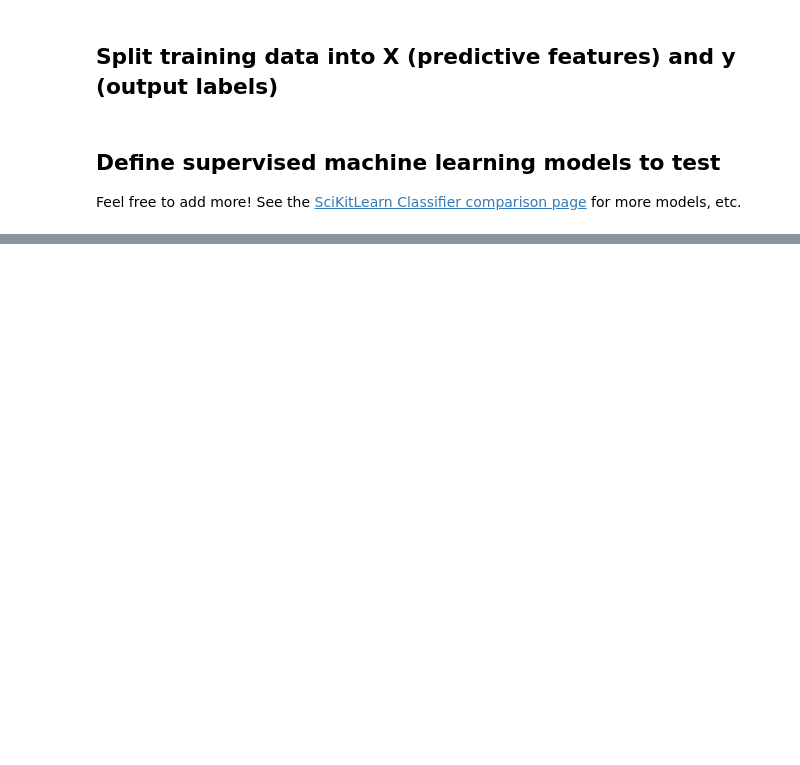
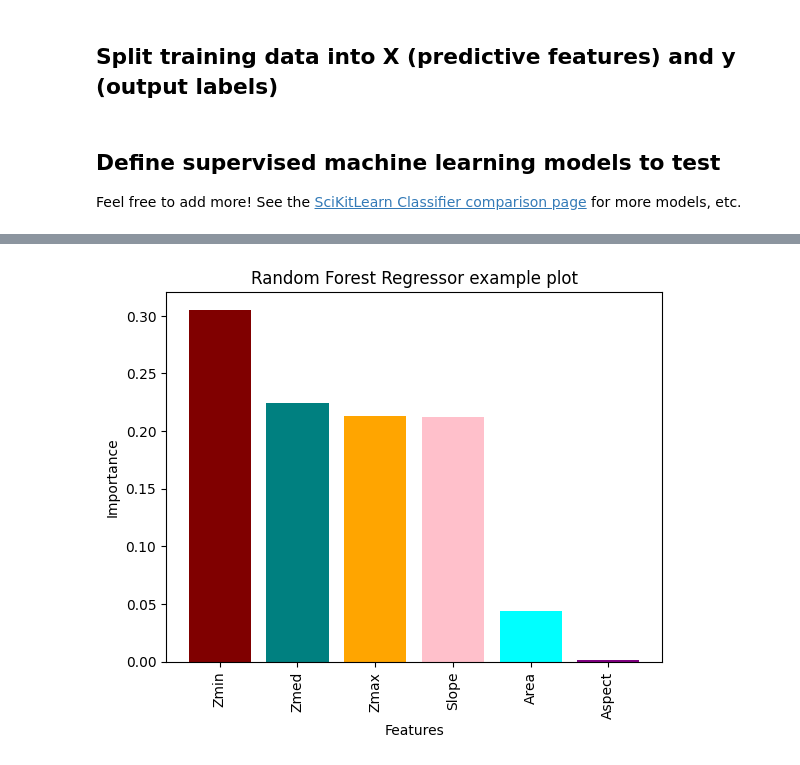
Before and after one commit to RaineyAbe/snow-cover-mapping-application, a Jupyter notebook: model_snowline_elevations.ipynb, the cells around one changed output, grey strips where cells are left out. Drawn from its saved outputs; the diff is of its cells as text; code cells hidden in the pictures; blank space fills up the shorter version.

```diff
--- a/model_snowline_elevations.ipynb
+++ b/model_snowline_elevations.ipynb
@@ -24,11 +37,11 @@ Drive already mounted at /content/drive; to attempt to forcibly remount, call dr
 # %%
-# Load data
+# Load training data
 
-# ALEXANDRA'S PATH TO DATA
-# path_to_folder = ('drive/MyDrive/snow_cover_mapping_application/snow-cover-mapping-application/')
+#ALEXANDRA'S PATH TO DATA
+path_to_folder = ('drive/MyDrive/snow_cover_mapping_application/snow-cover-mapping-application/')
 
 # RAINEY'S PATH TO DATA
-path_to_folder = 'drive/MyDrive/Research/PhD/snow_cover_mapping/snow_cover_mapping_application/snow-cover-mapping-application/'
+#path_to_folder = 'drive/MyDrive/Research/PhD/snow_cover_mapping/snow_cover_mapping_application/snow-cover-mapping-application/'
 
 fn = 'training_data.csv' # file name
 df = pd.read_csv(path_to_folder + fn)
@@ -153,0 +264,34 @@ Ridge Regression
+# %%
+import pandas as pd
+from sklearn.ensemble import RandomForestRegressor
+import matplotlib.pyplot as plt
+
+fn = 'training_data.csv'  # file name
+df = pd.read_csv(path_to_folder + fn)
+df.drop('Unnamed: 0', axis=1, inplace=True)
+
+training_columns = ['Area', 'Zmin', 'Zmax', 'Zmed', 'Slope', 'Aspect']
+labels = 'snowlines_elevs_median_m'
+
+X = df[training_columns]
+y = df[labels]
+
+clf = RandomForestRegressor()
+clf.fit(X, y)
+
+feature_importances = clf.feature_importances_
+
+sorted_indices = sorted(range(len(feature_importances)), key=lambda i: feature_importances[i], reverse=True)
+sorted_feature_importances = [feature_importances[i] for i in sorted_indices]
+sorted_feature_names = [training_columns[i] for i in sorted_indices]
+
+plt.bar(range(len(sorted_feature_importances)), sorted_feature_importances, color=['maroon', 'teal', 'orange', 'pink', 'cyan', 'purple'])
+plt.xticks(range(len(sorted_feature_importances)), sorted_feature_names, rotation='vertical')
+
+plt.xlabel('Features')
+plt.ylabel('Importance')
+plt.title('Random Forest Regressor example plot')
+
+plt.show()
+# %% [output]
+[figure, added]
```
Also changed, not shown: parts of 19 cells of this notebook.
